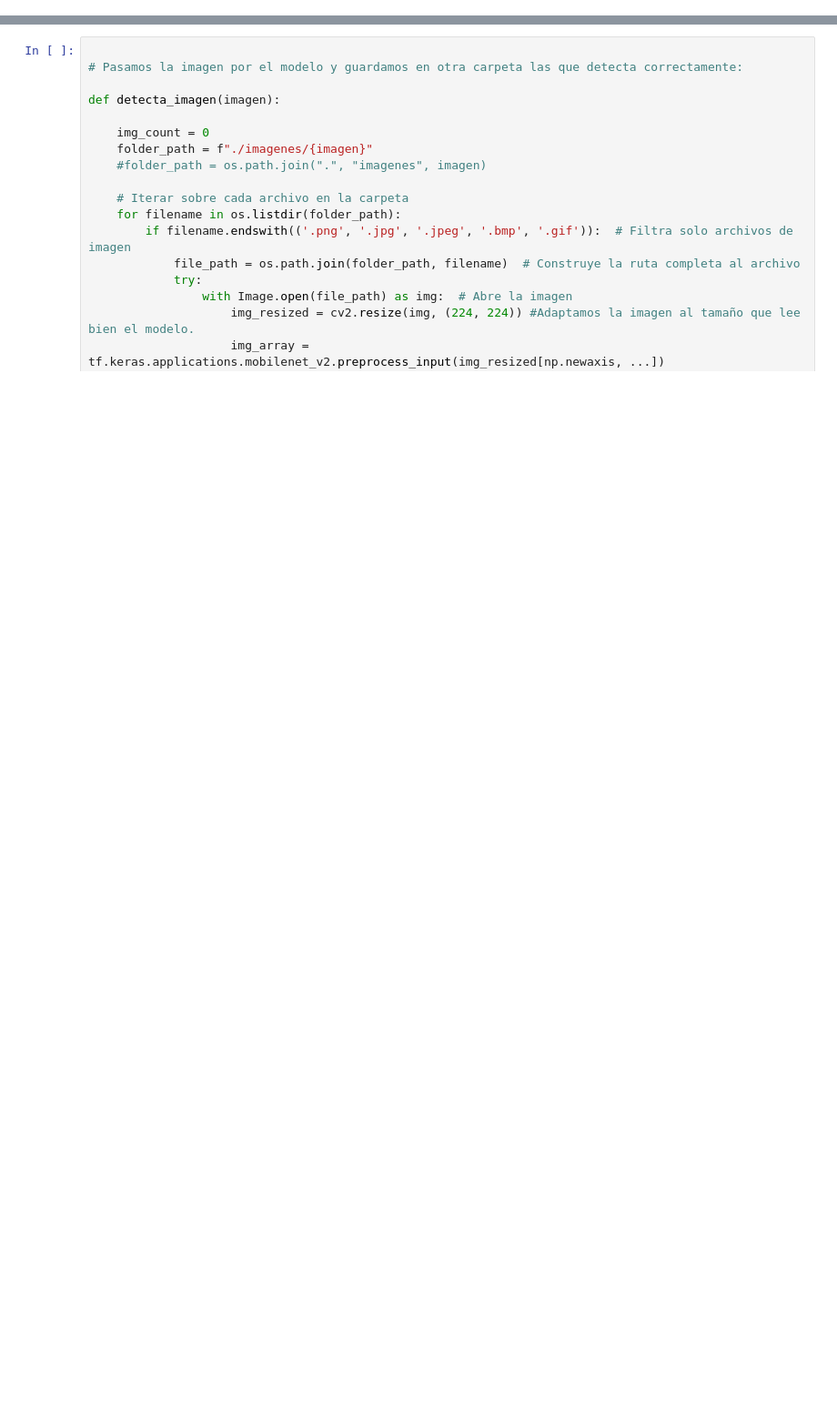
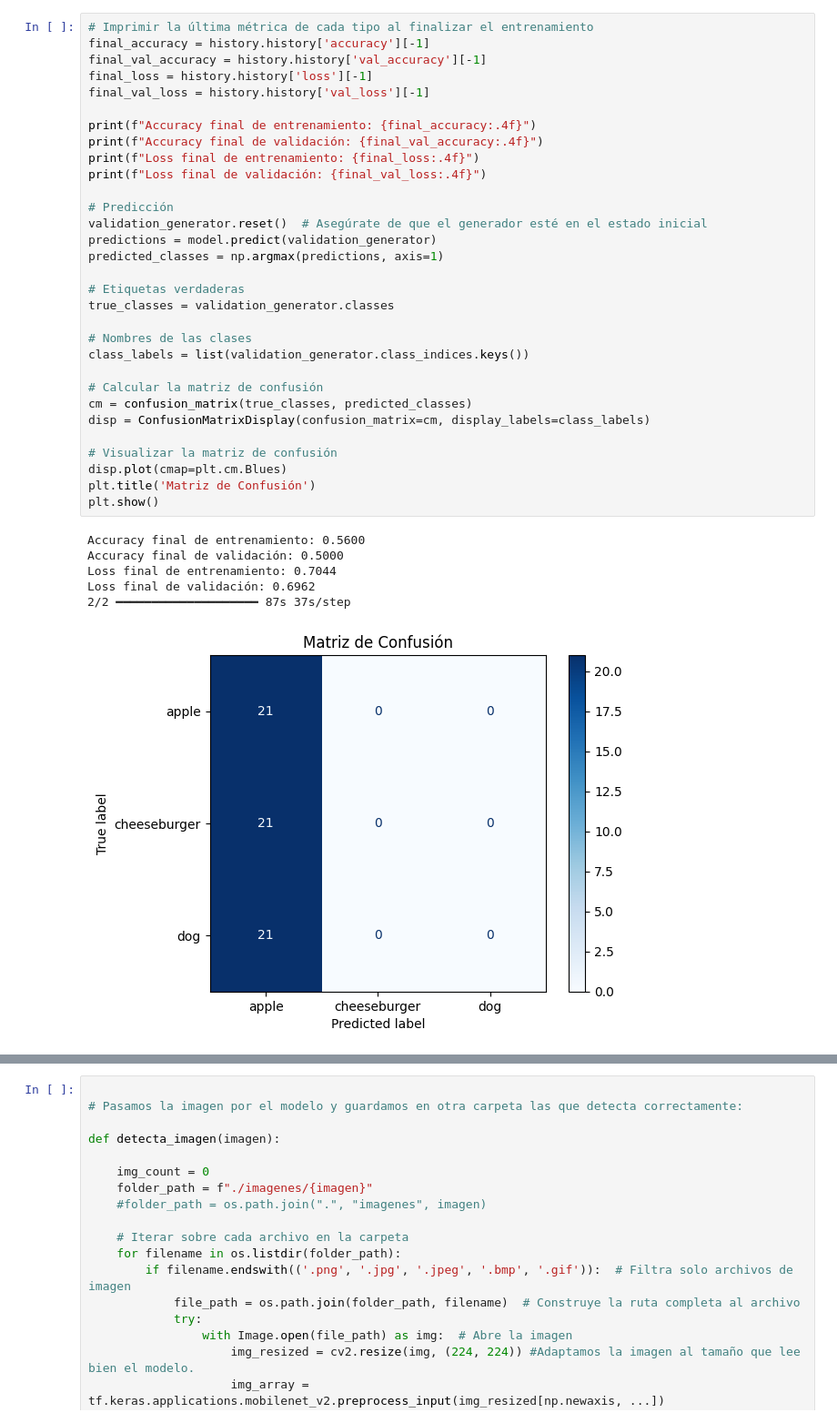
Before and after one commit to datasilvia/show-me-that, a Jupyter notebook: webscrapping_limpito.ipynb, the cells around one changed output, grey strips where cells are left out. Shown: that part at 91% size. Cells and saved outputs as stored; diff of their text form; blank space fills up the shorter version.

```diff
--- a/webscrapping_limpito.ipynb
+++ b/webscrapping_limpito.ipynb
@@ -83,0 +164,38 @@ IndentationError: expected an indented block after 'if' statement on line 47 (30
+# %%
+# Imprimir la última métrica de cada tipo al finalizar el entrenamiento
+final_accuracy = history.history['accuracy'][-1]
+final_val_accuracy = history.history['val_accuracy'][-1]
+final_loss = history.history['loss'][-1]
+final_val_loss = history.history['val_loss'][-1]
+
+print(f"Accuracy final de entrenamiento: {final_accuracy:.4f}")
+print(f"Accuracy final de validación: {final_val_accuracy:.4f}")
+print(f"Loss final de entrenamiento: {final_loss:.4f}")
+print(f"Loss final de validación: {final_val_loss:.4f}")
+
+# Predicción
+validation_generator.reset()  # Asegúrate de que el generador esté en el estado inicial
+predictions = model.predict(validation_generator)
+predicted_classes = np.argmax(predictions, axis=1)
+
+# Etiquetas verdaderas
+true_classes = validation_generator.classes
+
+# Nombres de las clases
+class_labels = list(validation_generator.class_indices.keys())
+
+# Calcular la matriz de confusión
+cm = confusion_matrix(true_classes, predicted_classes)
+disp = ConfusionMatrixDisplay(confusion_matrix=cm, display_labels=class_labels)
+
+# Visualizar la matriz de confusión
+disp.plot(cmap=plt.cm.Blues)
+plt.title('Matriz de Confusión')
+plt.show()
+# %% [output]
+Accuracy final de entrenamiento: 0.5600
+Accuracy final de validación: 0.5000
+Loss final de entrenamiento: 0.7044
+Loss final de validación: 0.6962
+2/2 ━━━━━━━━━━━━━━━━━━━━ 87s 37s/step
+[figure, added]
```
Also changed, not shown: parts of 16 cells of this notebook.
